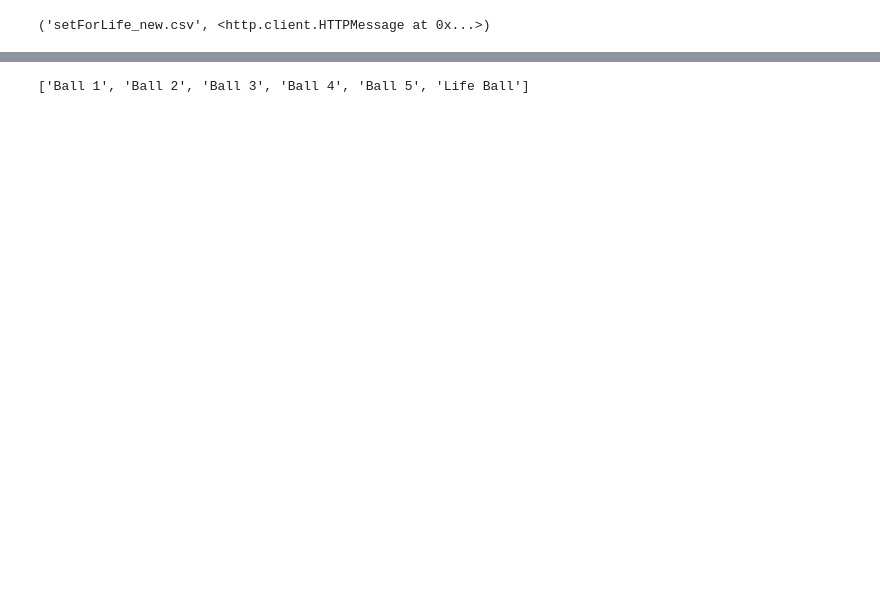
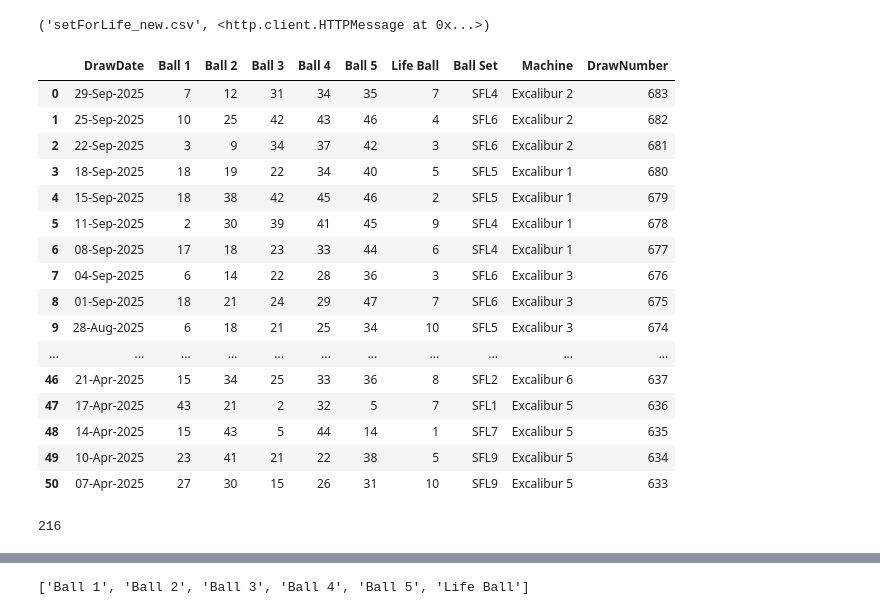
Before and after one commit to linux-bear/Lottery, a Jupyter notebook: SetForLifeRefined.ipynb, the cells around one changed output, grey strips where cells are left out. Saved outputs shown, nothing was run; the diff lists cells and outputs as text; code cells hidden in the pictures; blank space fills up the shorter version.

```diff
--- a/SetForLifeRefined.ipynb
+++ b/SetForLifeRefined.ipynb
@@ -14,6 +15,26 @@ urllib.request.urlretrieve(url, filename)
 ('setForLife_new.csv', <http.client.HTTPMessage at 0x...>)
 # %%
 new_df = pd.read_csv('./setForLife_new.csv')
+# %%
+new_df
+# %% [output]
+|  | DrawDate | Ball 1 | Ball 2 | Ball 3 | Ball 4 | Ball 5 | Life Ball | Ball Set | Machine | DrawNumber |
+| 0 | 29-Sep-2025 | 7 | 12 | 31 | 34 | 35 | 7 | SFL4 | Excalibur 2 | 683 |
+| 1 | 25-Sep-2025 | 10 | 25 | 42 | 43 | 46 | 4 | SFL6 | Excalibur 2 | 682 |
+| 2 | 22-Sep-2025 | 3 | 9 | 34 | 37 | 42 | 3 | SFL6 | Excalibur 2 | 681 |
+| 3 | 18-Sep-2025 | 18 | 19 | 22 | 34 | 40 | 5 | SFL5 | Excalibur 1 | 680 |
+| 4 | 15-Sep-2025 | 18 | 38 | 42 | 45 | 46 | 2 | SFL5 | Excalibur 1 | 679 |
+| 5 | 11-Sep-2025 | 2 | 30 | 39 | 41 | 45 | 9 | SFL4 | Excalibur 1 | 678 |
+| 6 | 08-Sep-2025 | 17 | 18 | 23 | 33 | 44 | 6 | SFL4 | Excalibur 1 | 677 |
+| 7 | 04-Sep-2025 | 6 | 14 | 22 | 28 | 36 | 3 | SFL6 | Excalibur 3 | 676 |
+| 8 | 01-Sep-2025 | 18 | 21 | 24 | 29 | 47 | 7 | SFL6 | Excalibur 3 | 675 |
+| 9 | 28-Aug-2025 | 6 | 18 | 21 | 25 | 34 | 10 | SFL5 | Excalibur 3 | 674 |
+| ... | ... | ... | ... | ... | ... | ... | ... | ... | ... | ... |
+| 46 | 21-Apr-2025 | 15 | 34 | 25 | 33 | 36 | 8 | SFL2 | Excalibur 6 | 637 |
+| 47 | 17-Apr-2025 | 43 | 21 | 2 | 32 | 5 | 7 | SFL1 | Excalibur 5 | 636 |
+| 48 | 14-Apr-2025 | 15 | 43 | 5 | 44 | 14 | 1 | SFL7 | Excalibur 5 | 635 |
+| 49 | 10-Apr-2025 | 23 | 41 | 21 | 22 | 38 | 5 | SFL9 | Excalibur 5 | 634 |
+| 50 | 07-Apr-2025 | 27 | 30 | 15 | 26 | 31 | 10 | SFL9 | Excalibur 5 | 633 |
 # %%
 main_df = pd.read_csv('./setForLife.csv')
 # %%
@@ -23,0 +54,4 @@ new_df["DrawDate"] = pd.to_datetime(new_df["DrawDate"])
+# %%
+len(output_df)
+# %% [output]
+216
```
Also changed, not shown: parts of 52 cells of this notebook, 13 other files.
